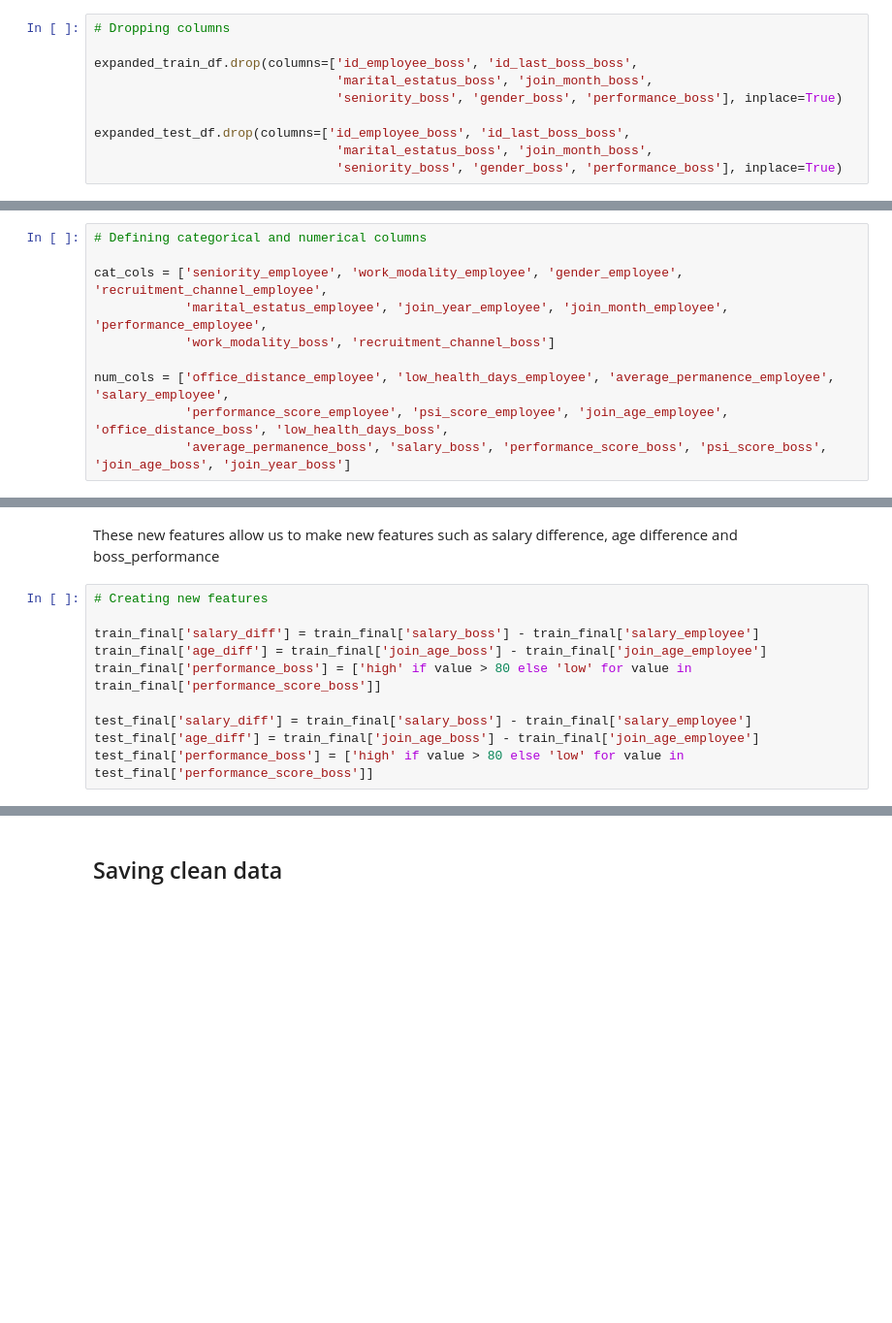
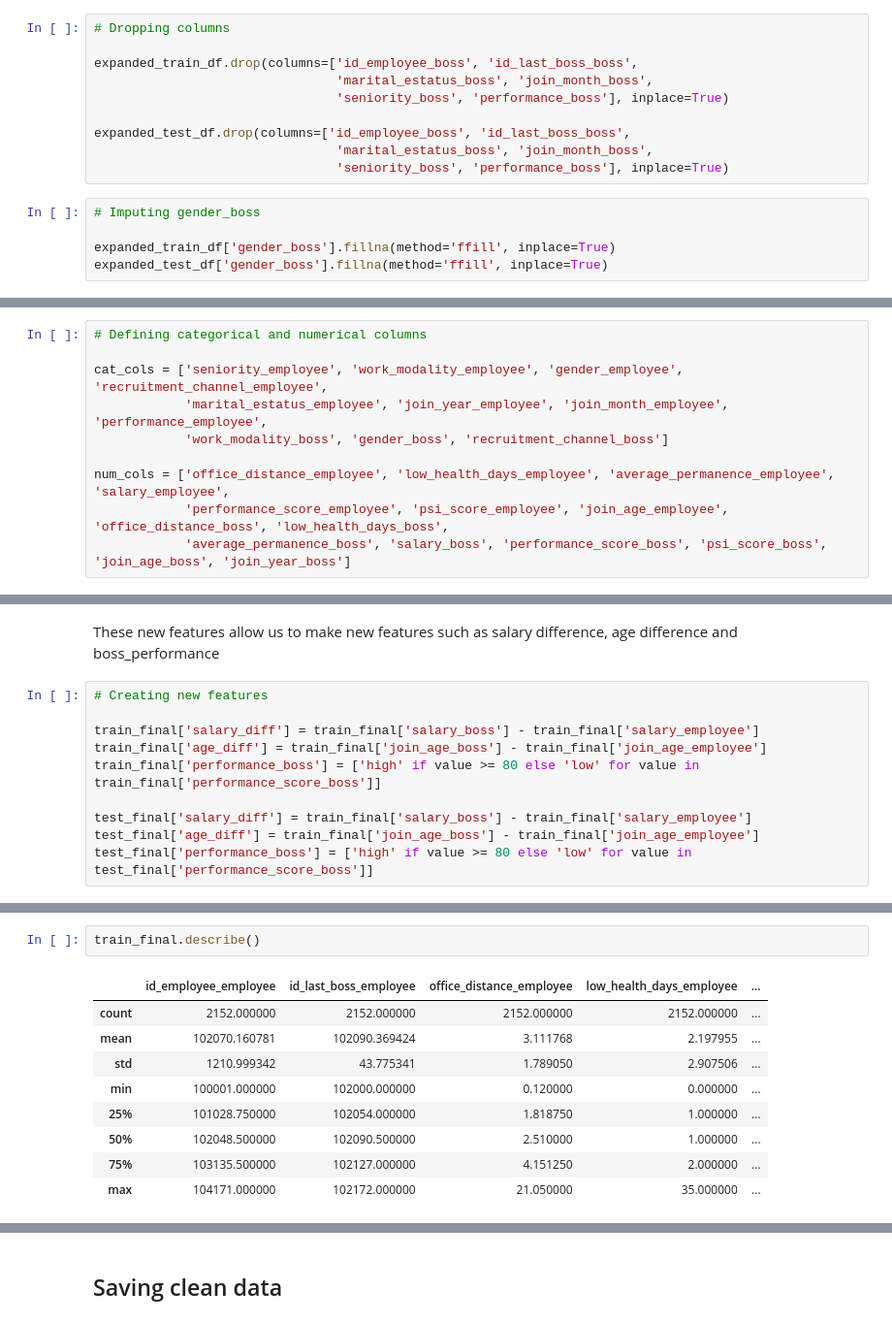
Before and after one commit to Wiferpagri/High-Performance-Employee-Resign-Prediction, a Jupyter notebook: notebooks/1.0-wfp-etl-process.ipynb, the cells around one changed output, grey strips where cells are left out. Shown: that part at 97% size. Saved outputs shown, nothing was run; the diff lists cells and outputs as text; blank space fills up the shorter version.

Commit message:
Modified and corrected performance_boss and included gender_boss

```diff
--- a/notebooks/1.0-wfp-etl-process.ipynb
+++ b/notebooks/1.0-wfp-etl-process.ipynb
@@ -443,11 +443,16 @@ y = expanded_train_df['resign']
 
 expanded_train_df.drop(columns=['id_employee_boss', 'id_last_boss_boss',
                                 'marital_estatus_boss', 'join_month_boss',
-                                'seniority_boss', 'gender_boss', 'performance_boss'], inplace=True)
+                                'seniority_boss', 'performance_boss'], inplace=True)
 
 expanded_test_df.drop(columns=['id_employee_boss', 'id_last_boss_boss',
                                 'marital_estatus_boss', 'join_month_boss',
-                                'seniority_boss', 'gender_boss', 'performance_boss'], inplace=True)
+                                'seniority_boss', 'performance_boss'], inplace=True)
+# %%
+# Imputing gender_boss
+
+expanded_train_df['gender_boss'].fillna(method='ffill', inplace=True)
+expanded_test_df['gender_boss'].fillna(method='ffill', inplace=True)
 # %%
 # Dropping resign
 
@@ -534,7 +539,7 @@ memory usage: 420.3+ KB
 
 cat_cols = ['seniority_employee', 'work_modality_employee', 'gender_employee', 'recruitment_channel_employee',
             'marital_estatus_employee', 'join_year_employee', 'join_month_employee', 'performance_employee',
-            'work_modality_boss', 'recruitment_channel_boss']
+            'work_modality_boss', 'gender_boss', 'recruitment_channel_boss']
 
 num_cols = ['office_distance_employee', 'low_health_days_employee', 'average_permanence_employee', 'salary_employee',
             'performance_score_employee', 'psi_score_employee', 'join_age_employee', 'office_distance_boss', 'low_health_days_boss',
@@ -681,11 +706,11 @@ These new features allow us to make new features such as salary difference, age
 
 train_final['salary_diff'] = train_final['salary_boss'] - train_final['salary_employee']
 train_final['age_diff'] = train_final['join_age_boss'] - train_final['join_age_employee']
-train_final['performance_boss'] = ['high' if value > 80 else 'low' for value in train_final['performance_score_boss']]
+train_final['performance_boss'] = ['high' if value >= 80 else 'low' for value in train_final['performance_score_boss']]
 
 test_final['salary_diff'] = train_final['salary_boss'] - train_final['salary_employee']
 test_final['age_diff'] = train_final['join_age_boss'] - train_final['join_age_employee']
-test_final['performance_boss'] = ['high' if value > 80 else 'low' for value in test_final['performance_score_boss']]
+test_final['performance_boss'] = ['high' if value >= 80 else 'low' for value in test_final['performance_score_boss']]
 # %%
 train_final.info()
 # %% [output]
@@ -708,0 +734,12 @@ memory usage: 468.0+ KB
+# %%
+train_final.describe()
+# %% [output]
+|  | id_employee_employee | id_last_boss_employee | office_distance_employee | low_health_days_employee | ... |
+| count | 2152.000000 | 2152.000000 | 2152.000000 | 2152.000000 | ... |
+| mean | 102070.160781 | 102090.369424 | 3.111768 | 2.197955 | ... |
+| std | 1210.999342 | 43.775341 | 1.789050 | 2.907506 | ... |
+| min | 100001.000000 | 102000.000000 | 0.120000 | 0.000000 | ... |
+| 25% | 101028.750000 | 102054.000000 | 1.818750 | 1.000000 | ... |
+| 50% | 102048.500000 | 102090.500000 | 2.510000 | 1.000000 | ... |
+| 75% | 103135.500000 | 102127.000000 | 4.151250 | 2.000000 | ... |
+| max | 104171.000000 | 102172.000000 | 21.050000 | 35.000000 | ... |
```
Also changed, not shown: parts of 12 cells of this notebook, 2 other files.
